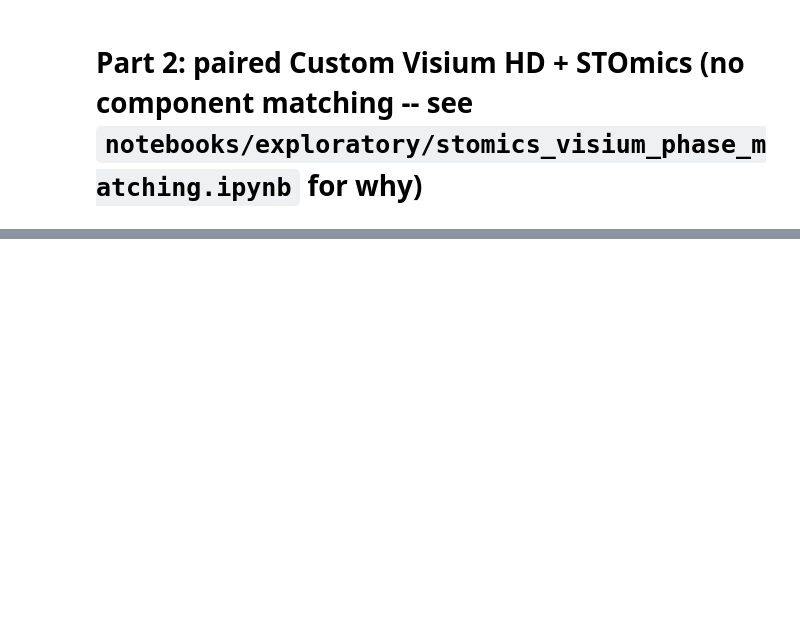
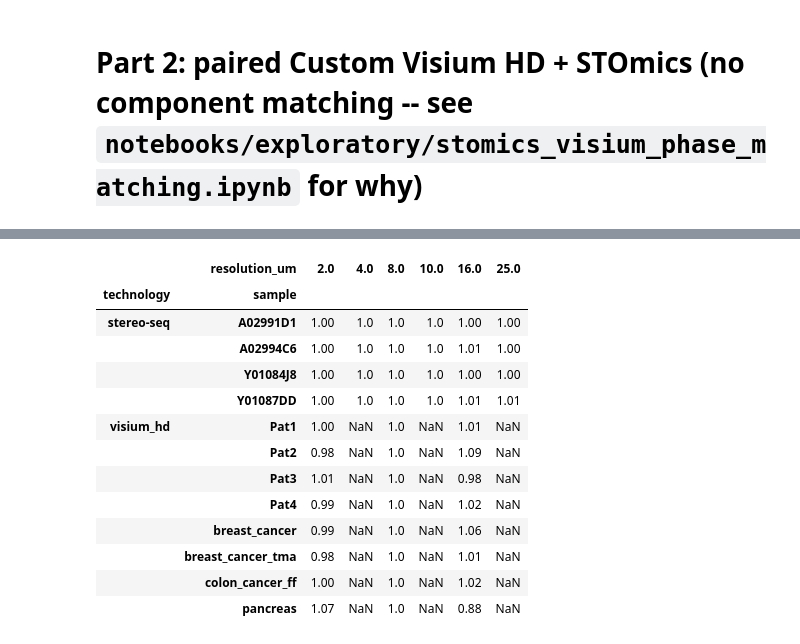
Before and after one commit to uderhardtlab/truncated_graphs, a Jupyter notebook: notebooks/ST.ipynb, the cells around one changed output, grey strips where cells are left out. Cells and saved outputs as stored; diff of their text form; code cells hidden in the pictures; blank space fills up the shorter version.

```diff
--- a/notebooks/ST.ipynb
+++ b/notebooks/ST.ipynb
@@ -1,15 +1,21 @@
 # %%
-import bosperrus
+import json
+from pathlib import Path
+
 import matplotlib.pyplot as plt
 import numpy as np
 import pandas as pd
 import seaborn as sns
 
-import sys
-sys.path.append("../src/utils/")
-import enriched_adata as ea
-from border_fit import ALL_SAMPLES, FIT_PALETTE, MIN_COMPONENT_SPOTS
+from bosperrus import FIT_PALETTE, plot_fit
 from mpl_toolkits.axes_grid1 import make_axes_locatable
+
+# Everything below reads precomputed per-sample results -- written on a compute
+# node by src/utils/st_precompute.py (see st_precompute.sbatch), which runs
+# bosperrus.load_filtered + identify_analysis_buffer_from_filtered (+ BLADE) and
+# bosperrus.quantify_diffusion_from_raw at 8um for every sample in st_samples.csv.
+RESULTS_DIR = Path("../results/exploratory/st_reroll")
+SAMPLES = pd.read_csv("../src/utils/st_samples.csv")
 # %%
 DATASET_TYPE_MARKERS = {"visium_demo": "o", "visium_custom": "s", "stomics_custom": "^", "Visium HD": "s", "STOmics": "^"}
 # %%
@@ -272,0 +279,25 @@ plt.show()
+# %%
+ablation_df = pd.DataFrame([json.loads(p.read_text()) for p in sorted(RESULTS_DIR.glob("*_diffusion_*um.json"))])
+ablation_df = ablation_df.merge(SAMPLES[["name"]], left_on="sample", right_on="name").sort_values(["sample", "resolution_um"])
+
+# stability relative to the 8um value used everywhere above
+ref = ablation_df[ablation_df["resolution_um"] == 8.0].set_index("sample")[["alpha", "beta", "perc_counts_outside"]]
+for col in ["alpha", "beta", "perc_counts_outside"]:
+    ablation_df[f"{col}_rel_8um"] = ablation_df[col] / ablation_df["sample"].map(ref[col])
+
+ablation_df.pivot_table(index=["technology", "sample"], columns="resolution_um", values="beta_rel_8um").round(2)
+# %% [output]
+|  | resolution_um | 2.0 | 4.0 | 8.0 | 10.0 | 16.0 | 25.0 |
+| technology | sample |  |  |  |  |  |  |
+| stereo-seq | A02991D1 | 1.00 | 1.0 | 1.0 | 1.0 | 1.00 | 1.00 |
+|  | A02994C6 | 1.00 | 1.0 | 1.0 | 1.0 | 1.01 | 1.00 |
+|  | Y01084J8 | 1.00 | 1.0 | 1.0 | 1.0 | 1.00 | 1.00 |
+|  | Y01087DD | 1.00 | 1.0 | 1.0 | 1.0 | 1.01 | 1.01 |
+| visium_hd | Pat1 | 1.00 | NaN | 1.0 | NaN | 1.01 | NaN |
+|  | Pat2 | 0.98 | NaN | 1.0 | NaN | 1.09 | NaN |
+|  | Pat3 | 1.01 | NaN | 1.0 | NaN | 0.98 | NaN |
+|  | Pat4 | 0.99 | NaN | 1.0 | NaN | 1.02 | NaN |
+|  | breast_cancer | 0.99 | NaN | 1.0 | NaN | 1.06 | NaN |
+|  | breast_cancer_tma | 0.98 | NaN | 1.0 | NaN | 1.01 | NaN |
+|  | colon_cancer_ff | 1.00 | NaN | 1.0 | NaN | 1.02 | NaN |
+|  | pancreas | 1.07 | NaN | 1.0 | NaN | 0.88 | NaN |
```
Also changed, not shown: parts of 15 cells of this notebook, 9 other files.
